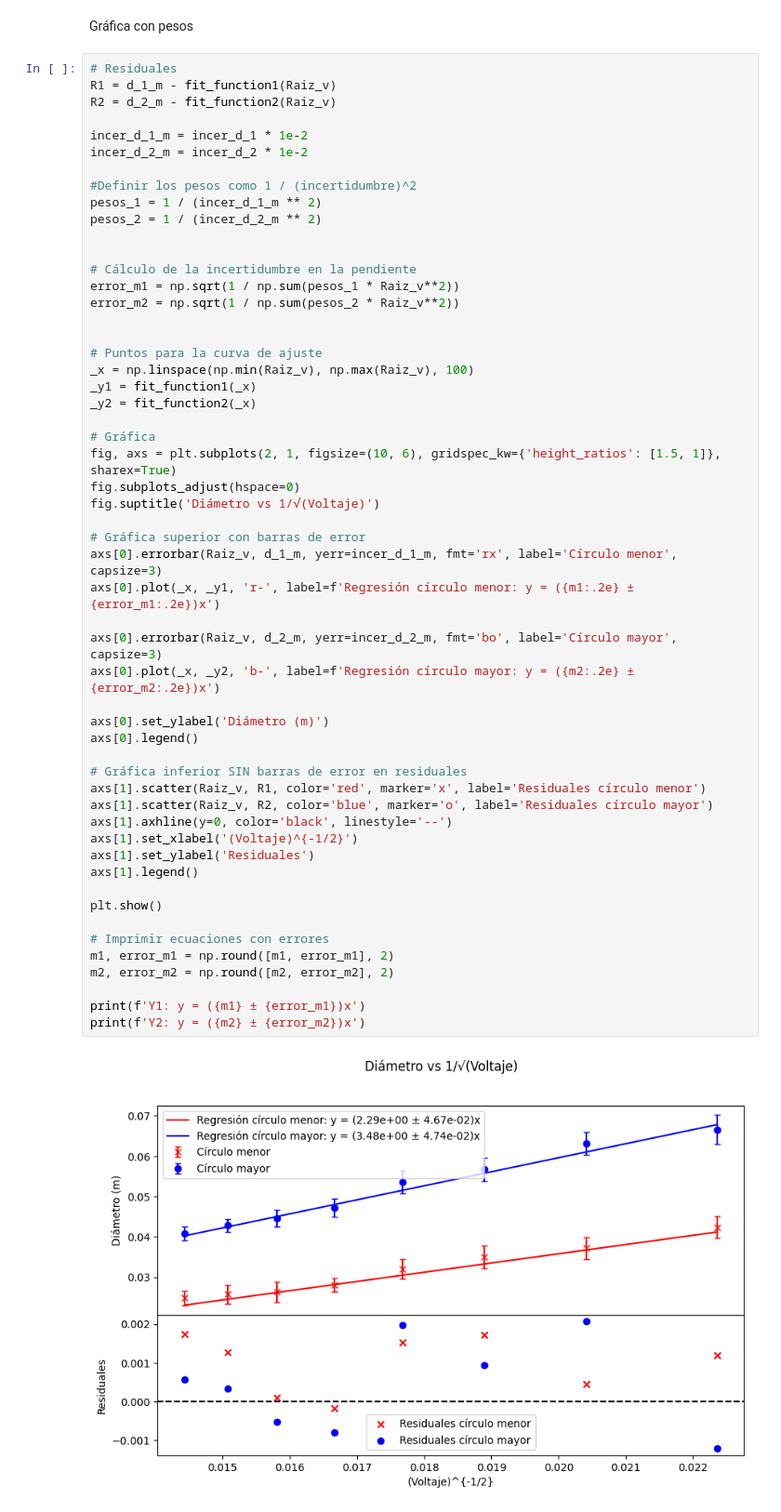
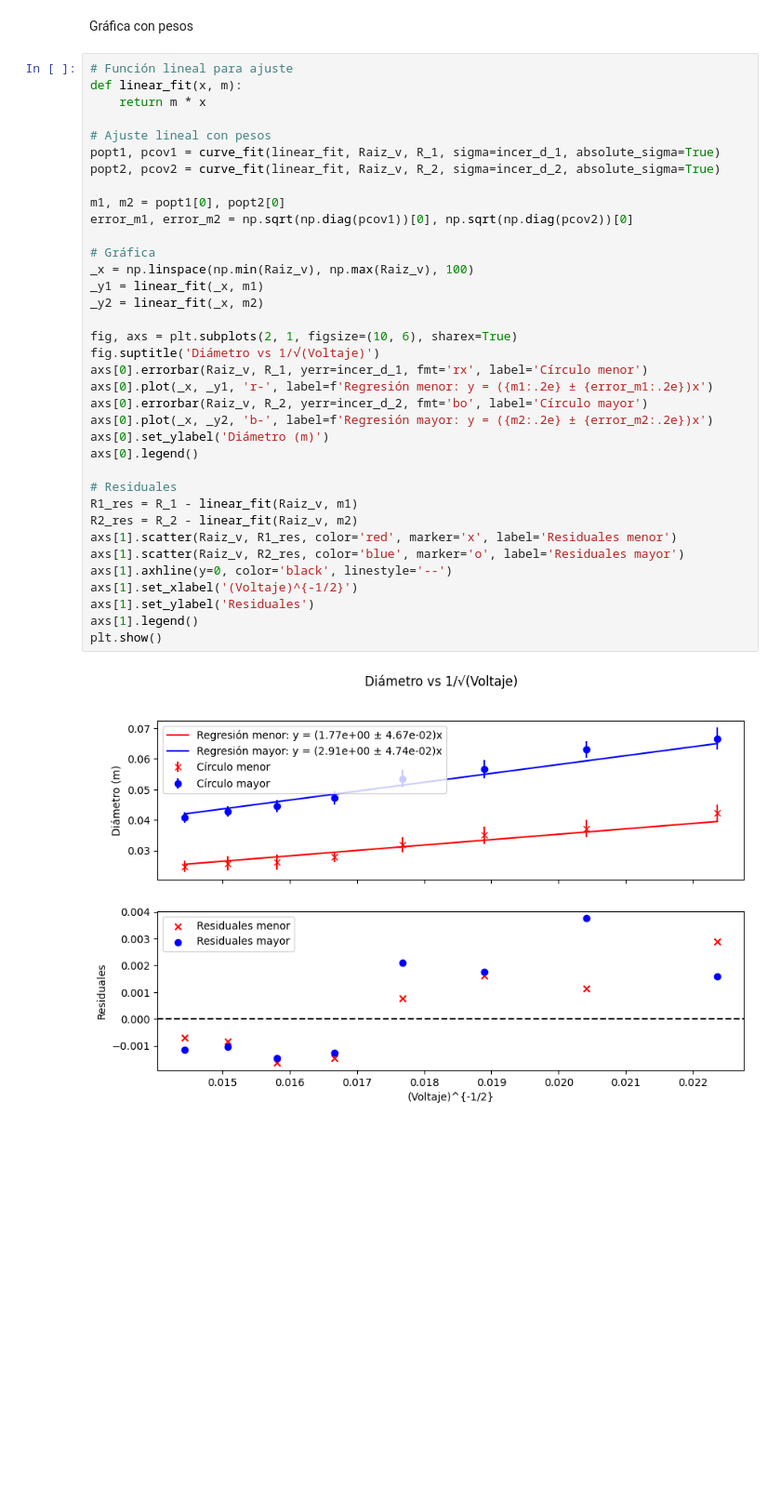
Before and after one commit to ValentinaRincon/Laboratorio_intermedio, a Jupyter notebook: Difraccion_electrones/difracción de electrones.ipynb, the cells around one changed output. Shown at 93% size. Drawn from its saved outputs; the diff is of its cells as text; blank space fills up the shorter version.

```diff
--- a/Difraccion_electrones/difracción de electrones.ipynb
+++ b/Difraccion_electrones/difracción de electrones.ipynb
@@ -177,58 +55,40 @@ Y2: y = (3.48 ± 0.18)x + (-0.01 ± 0.0)
 # %% [markdown]
 Gráfica con pesos
 # %%
-# Residuales
-R1 = d_1_m - fit_function1(Raiz_v)
-R2 = d_2_m - fit_function2(Raiz_v)
+# Función lineal para ajuste
+def linear_fit(x, m):
+    return m * x
 
-incer_d_1_m = incer_d_1 * 1e-2
-incer_d_2_m = incer_d_2 * 1e-2
+# Ajuste lineal con pesos
+popt1, pcov1 = curve_fit(linear_fit, Raiz_v, R_1, sigma=incer_d_1, absolute_sigma=True)
+popt2, pcov2 = curve_fit(linear_fit, Raiz_v, R_2, sigma=incer_d_2, absolute_sigma=True)
 
-#Definir los pesos como 1 / (incertidumbre)^2
-pesos_1 = 1 / (incer_d_1_m ** 2)
-pesos_2 = 1 / (incer_d_2_m ** 2)
-
-
-# Cálculo de la incertidumbre en la pendiente
-error_m1 = np.sqrt(1 / np.sum(pesos_1 * Raiz_v**2))
-error_m2 = np.sqrt(1 / np.sum(pesos_2 * Raiz_v**2))
-
-
-# Puntos para la curva de ajuste
-_x = np.linspace(np.min(Raiz_v), np.max(Raiz_v), 100)
-_y1 = fit_function1(_x)
-_y2 = fit_function2(_x)
+m1, m2 = popt1[0], popt2[0]
+error_m1, error_m2 = np.sqrt(np.diag(pcov1))[0], np.sqrt(np.diag(pcov2))[0]
 
 # Gráfica
-fig, axs = plt.subplots(2, 1, figsize=(10, 6), gridspec_kw={'height_ratios': [1.5, 1]}, sharex=True)
-fig.subplots_adjust(hspace=0)
+_x = np.linspace(np.min(Raiz_v), np.max(Raiz_v), 100)
+_y1 = linear_fit(_x, m1)
+_y2 = linear_fit(_x, m2)
+
+fig, axs = plt.subplots(2, 1, figsize=(10, 6), sharex=True)
 fig.suptitle('Diámetro vs 1/√(Voltaje)')
-
-# Gráfica superior con barras de error
-axs[0].errorbar(Raiz_v, d_1_m, yerr=incer_d_1_m, fmt='rx', label='Círculo menor', capsize=3)
-axs[0].plot(_x, _y1, 'r-', label=f'Regresión círculo menor: y = ({m1:.2e} ± {error_m1:.2e})x')
-
-axs[0].errorbar(Raiz_v, d_2_m, yerr=incer_d_2_m, fmt='bo', label='Círculo mayor', capsize=3)
-axs[0].plot(_x, _y2, 'b-', label=f'Regresión círculo mayor: y = ({m2:.2e} ± {error_m2:.2e})x')
-
+axs[0].errorbar(Raiz_v, R_1, yerr=incer_d_1, fmt='rx', label='Círculo menor')
+axs[0].plot(_x, _y1, 'r-', label=f'Regresión menor: y = ({m1:.2e} ± {error_m1:.2e})x')
+axs[0].errorbar(Raiz_v, R_2, yerr=incer_d_2, fmt='bo', label='Círculo mayor')
+axs[0].plot(_x, _y2, 'b-', label=f'Regresión mayor: y = ({m2:.2e} ± {error_m2:.2e})x')
 axs[0].set_ylabel('Diámetro (m)')
 axs[0].legend()
 
-# Gráfica inferior SIN barras de error en residuales
-axs[1].scatter(Raiz_v, R1, color='red', marker='x', label='Residuales círculo menor')
-axs[1].scatter(Raiz_v, R2, color='blue', marker='o', label='Residuales círculo mayor')
+# Residuales
+R1_res = R_1 - linear_fit(Raiz_v, m1)
+R2_res = R_2 - linear_fit(Raiz_v, m2)
+axs[1].scatter(Raiz_v, R1_res, color='red', marker='x', label='Residuales menor')
+axs[1].scatter(Raiz_v, R2_res, color='blue', marker='o', label='Residuales mayor')
 axs[1].axhline(y=0, color='black', linestyle='--')
 axs[1].set_xlabel('(Voltaje)^{-1/2}')
 axs[1].set_ylabel('Residuales')
 axs[1].legend()
-
 plt.show()
-
-# Imprimir ecuaciones con errores
-m1, error_m1 = np.round([m1, error_m1], 2)
-m2, error_m2 = np.round([m2, error_m2], 2)
-
-print(f'Y1: y = ({m1} ± {error_m1})x')
-print(f'Y2: y = ({m2} ± {error_m2})x')
 # %% [output]
-[figure, old version]
+[figure, new version]
```
Also changed, not shown: parts of 22 cells of this notebook.
